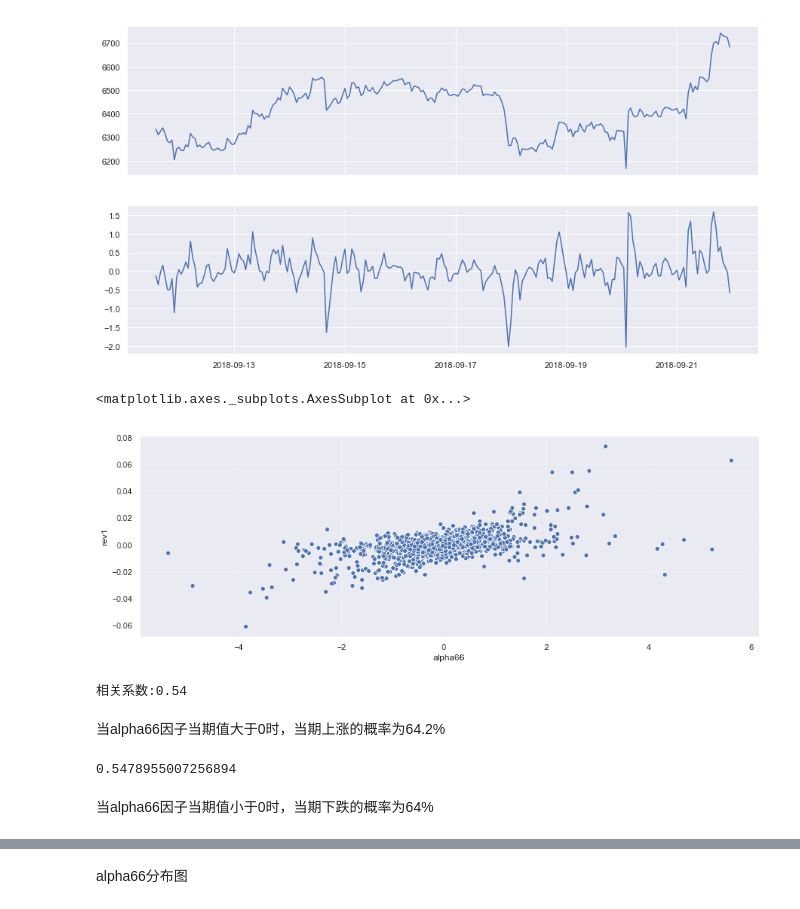
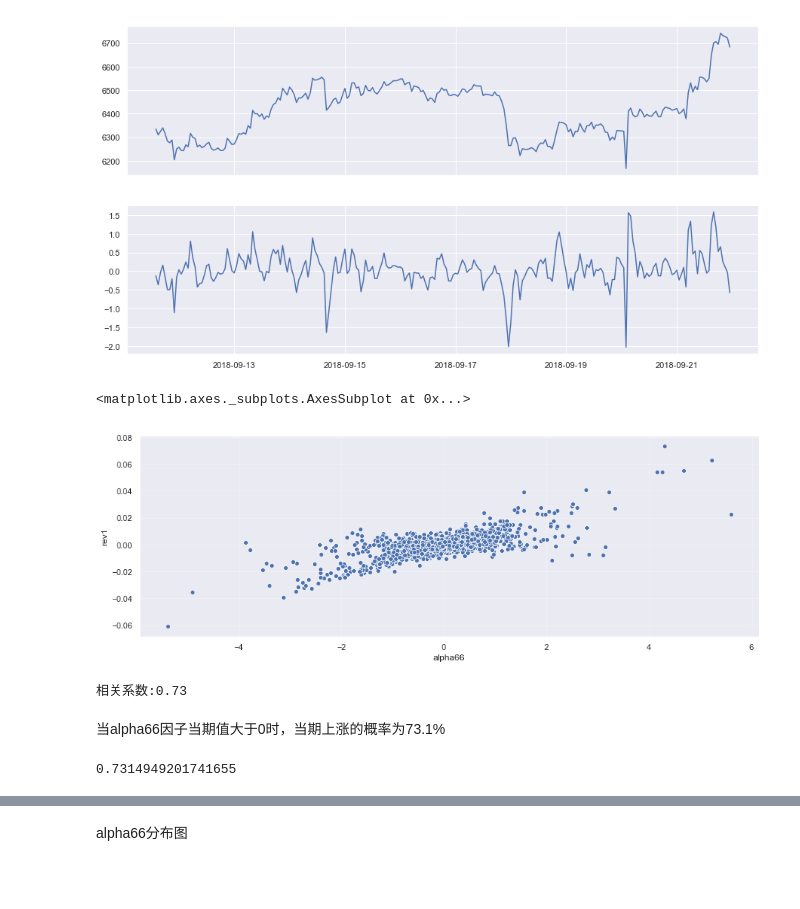
Before and after one commit to CultivateHao/OFO2, a Jupyter notebook: 456更新1.ipynb, the cells around one changed output, grey strips where cells are left out. Cells and saved outputs as stored; diff of their text form; code cells hidden in the pictures; blank space fills up the shorter version.

```diff
--- a/HW.ipynb
+++ b/456更新1.ipynb
@@ -337,24 +337,22 @@ plot_chart(dv1H.get_ts('close',date_type='datetime'),dv1H.get_ts('alpha66',date_
 # %%
 new = pd.concat([dv1H.get_ts('close',date_type='datetime'),dv1H.get_ts('alpha66',date_type='datetime')]\
                 ,axis=1,keys=['close','alpha66'])
 NEW = new.swaplevel(axis=1)['BTCUSDT:binance']
 
-NEW['rev1'] = NEW['close'].pct_change(1).shift(1)
+NEW['rev1'] = NEW['close'].pct_change(1)
 plt.figure(figsize=(15,5))
 sns.scatterplot(x="alpha66", y="rev1",
                 data=NEW)
 # %% [output]
 <matplotlib.axes._subplots.AxesSubplot at 0x...>
-[figure, old version]
+[figure, new version]
 # %%
 print('相关系数:%.2f'%NEW['rev1'].corr(NEW['alpha66']))
 # %% [output]
-相关系数:0.54
+相关系数:0.73
-# %% [markdown]
-当alpha66因子当期值大于0时，当期上涨的概率为64.2%
+# %% [markdown]
+当alpha66因子当期值大于0时，当期上涨的概率为73.1%
 # %%
-((NEW['alpha66']>0) & (NEW['rev1']<0)).sum() / (NEW['alpha66']>0).sum()
+((NEW['alpha66']>0) & (NEW['rev1']>0)).sum() / (NEW['alpha66']>0).sum()
 # %% [output]
-0.5478955007256894
+0.7314949201741655
-# %% [markdown]
-当alpha66因子当期值小于0时，当期下跌的概率为64%
```
Also changed, not shown: parts of 37 cells of this notebook.
